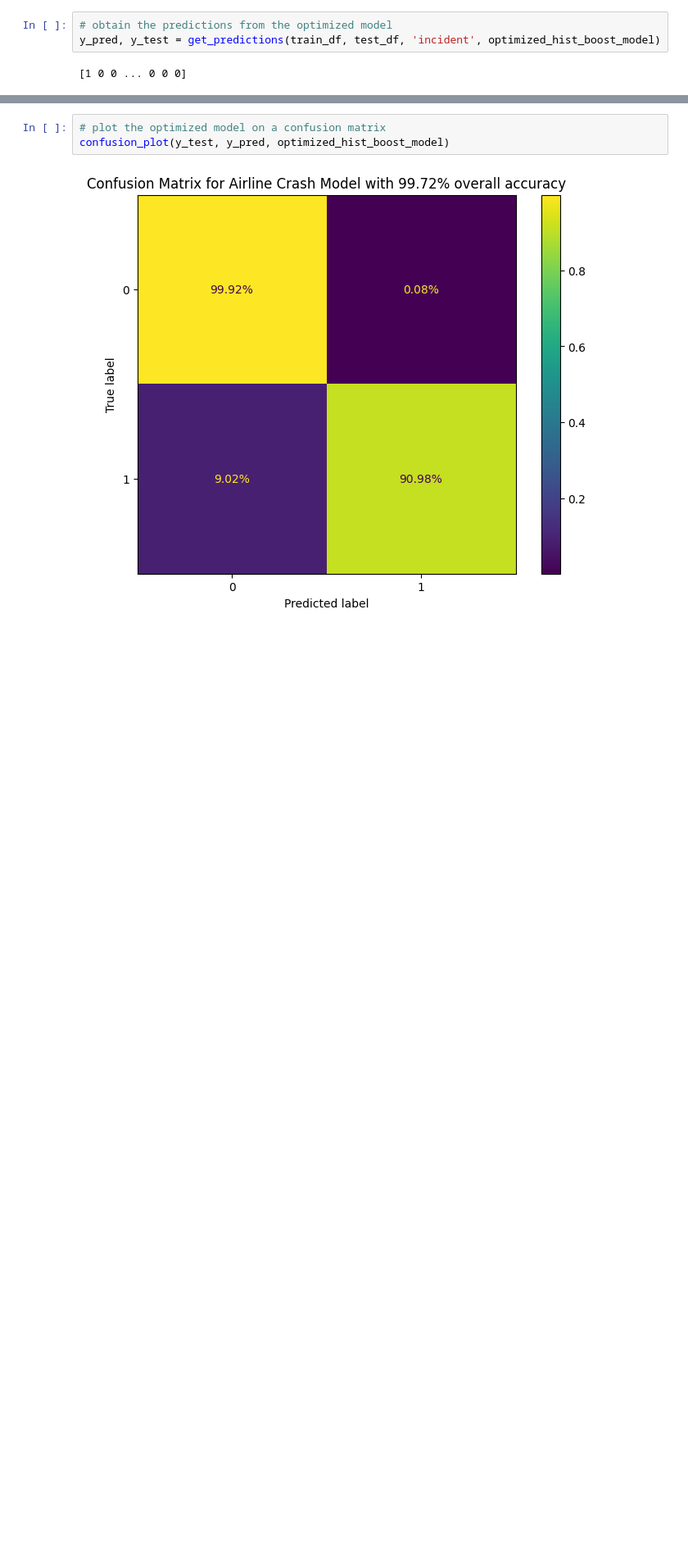
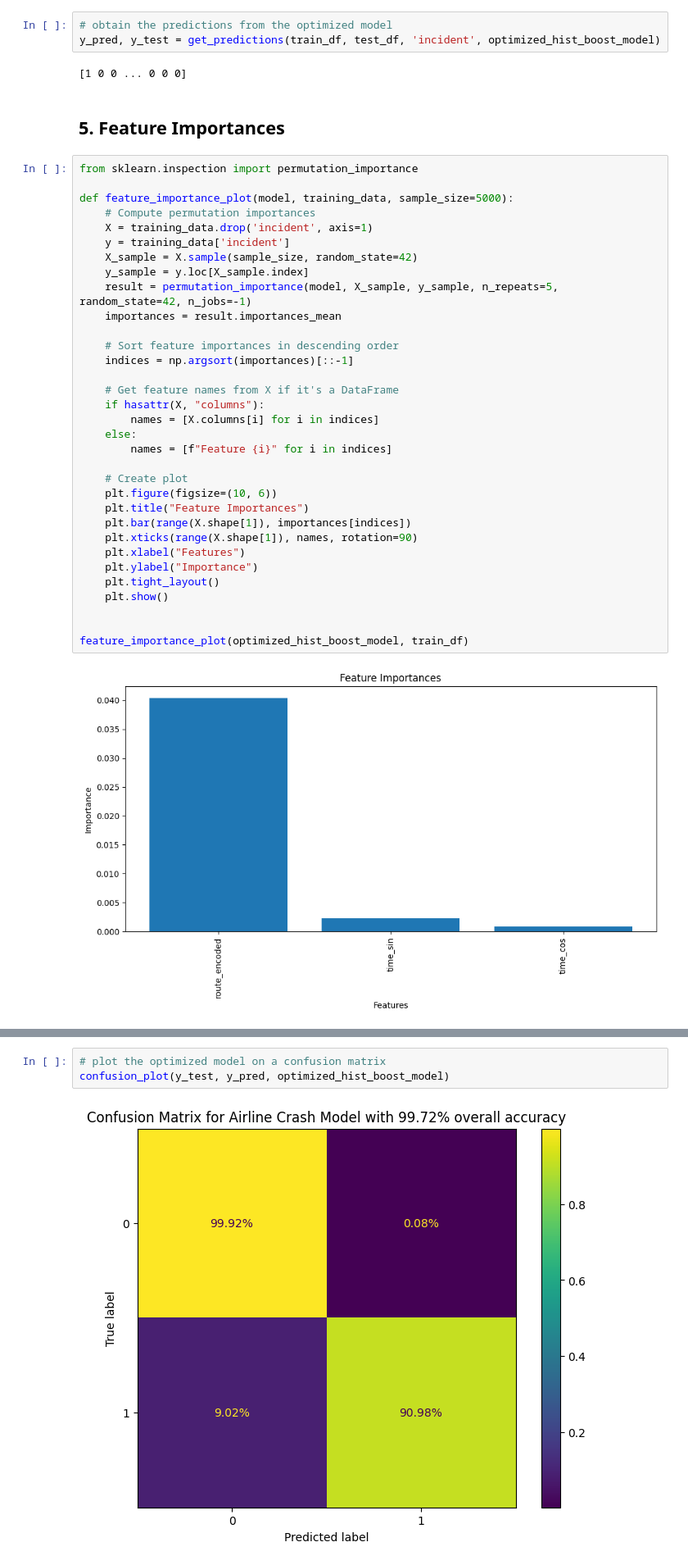
Before and after one commit to 4GeeksAcademy/maps-aviation_final_project, a Jupyter notebook: notebooks/03-model_building_Dyimah.ipynb, the cells around one changed output, grey strips where cells are left out. Shown: that part at 82% size. Saved outputs shown, nothing was run; the diff lists cells and outputs as text; blank space fills up the shorter version.

```diff
--- a/notebooks/03-model_building_Dyimah.ipynb
+++ b/notebooks/03-model_building_Dyimah.ipynb
@@ -222,4 +220,41 @@ X_train, y_train, y_test, y_pred = cross_val_boosting_model(train_df, test_df, '
 y_pred, y_test = get_predictions(train_df, test_df, 'incident', optimized_hist_boost_model)
 # %% [output]
 [1 0 0 ... 0 0 0]
+# %% [markdown]
+## 5. Feature Importances
+# %%
+from sklearn.inspection import permutation_importance
+
+def feature_importance_plot(model, training_data, sample_size=5000):
+    # Compute permutation importances
+    X = training_data.drop('incident', axis=1)
+    y = training_data['incident']
+    X_sample = X.sample(sample_size, random_state=42)
+    y_sample = y.loc[X_sample.index]
+    result = permutation_importance(model, X_sample, y_sample, n_repeats=5, random_state=42, n_jobs=-1)
+    importances = result.importances_mean
+
+    # Sort feature importances in descending order
+    indices = np.argsort(importances)[::-1]
+
+    # Get feature names from X if it's a DataFrame
+    if hasattr(X, "columns"):
+        names = [X.columns[i] for i in indices]
+    else:
+        names = [f"Feature {i}" for i in indices]
+
+    # Create plot
+    plt.figure(figsize=(10, 6))
+    plt.title("Feature Importances")
+    plt.bar(range(X.shape[1]), importances[indices])
+    plt.xticks(range(X.shape[1]), names, rotation=90)
+    plt.xlabel("Features")
+    plt.ylabel("Importance")
+    plt.tight_layout()
+    plt.show()
+
+
+feature_importance_plot(optimized_hist_boost_model, train_df)
+# %% [output]
+[figure, added]
 # %% [markdown]
```
Also changed, not shown: parts of 4 cells of this notebook, 5 other files.
